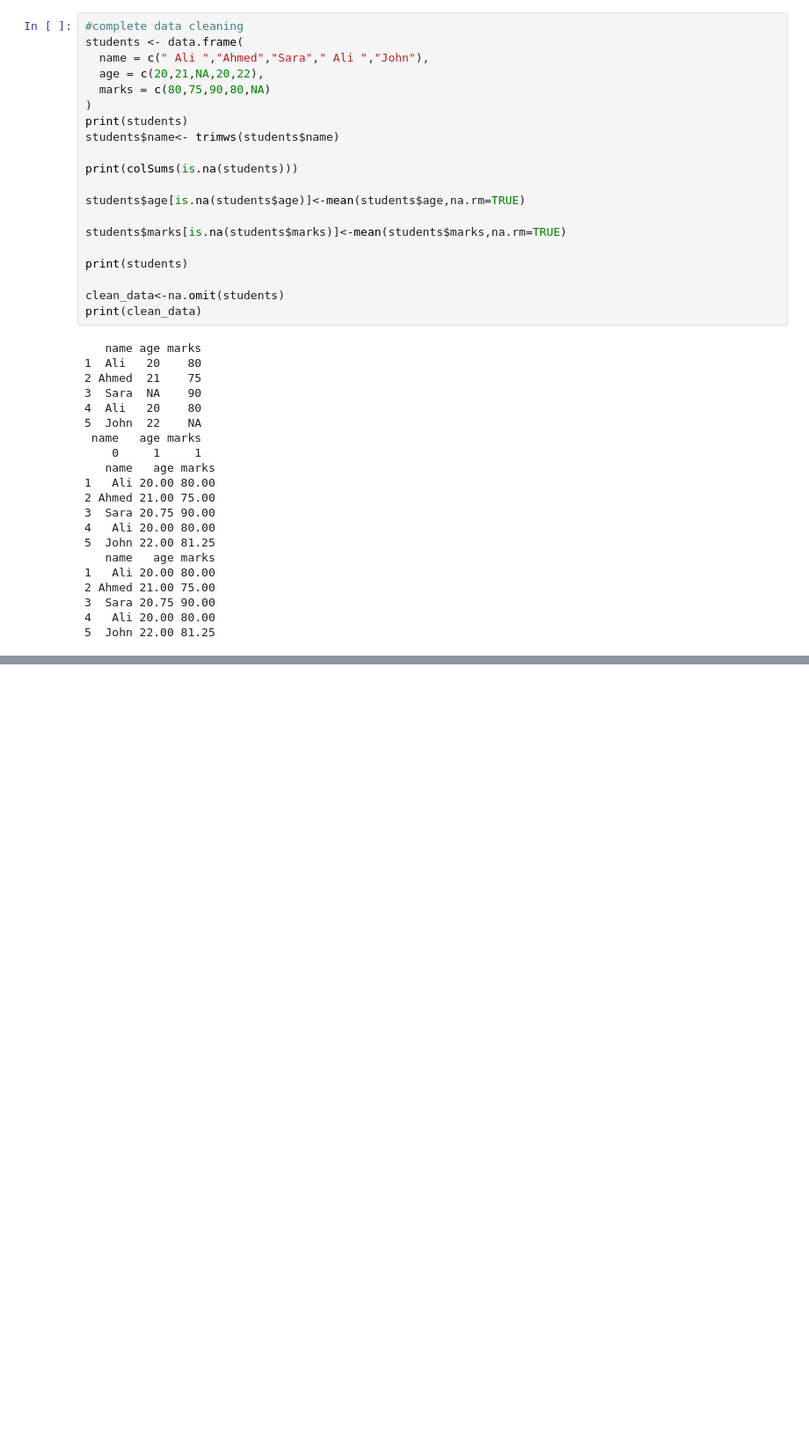
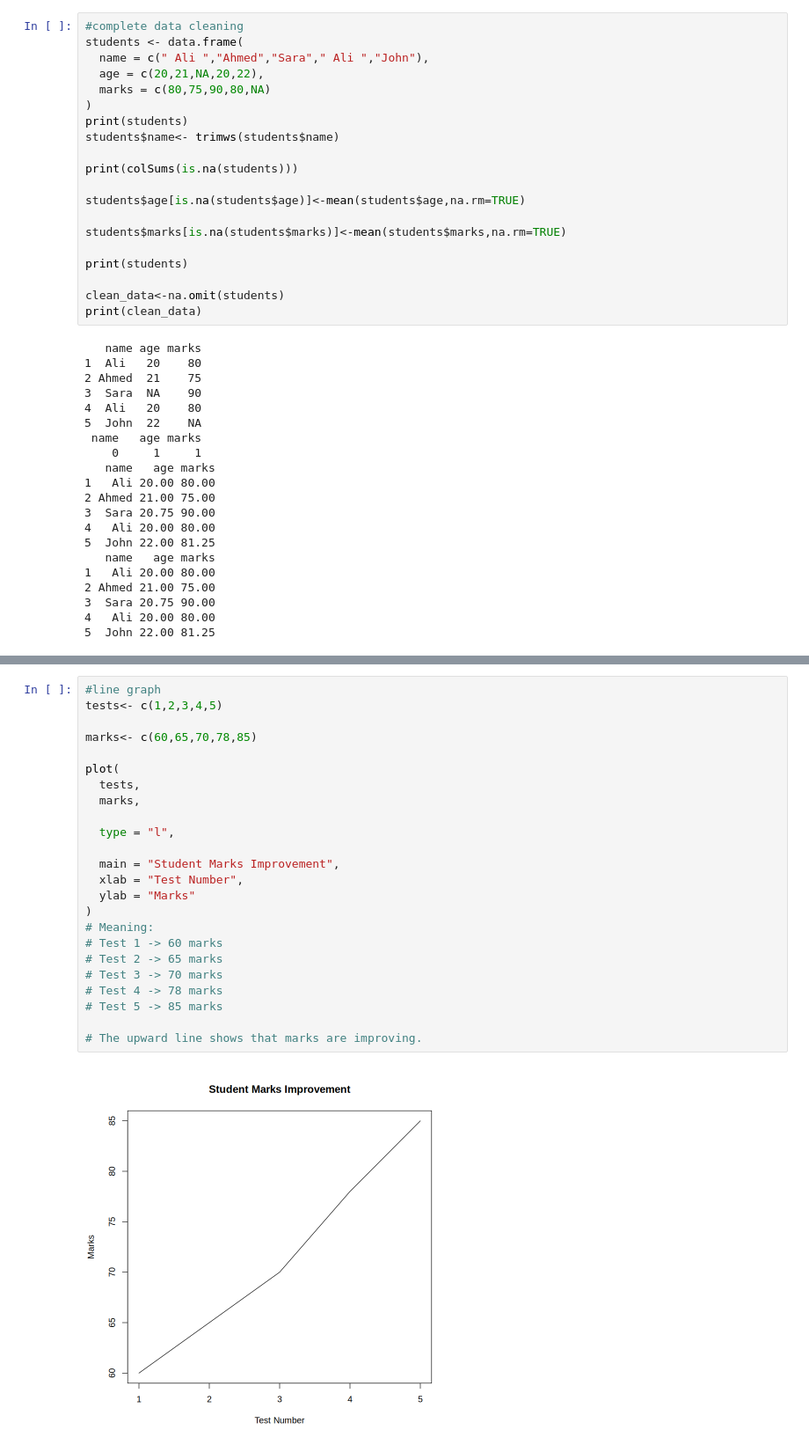
Before and after one commit to Premkumar-1212/GCF---Sem5, a Jupyter notebook: GCF.ipynb, the cells around one changed output, grey strips where cells are left out. Shown at 88% size. Cells and saved outputs as stored; diff of their text form; blank space fills up the shorter version.

```diff
--- a/GCF.ipynb
+++ b/GCF.ipynb
@@ -752,0 +846,26 @@ print(clean_data)
+# %%
+#line graph
+tests<- c(1,2,3,4,5)
+
+marks<- c(60,65,70,78,85)
+
+plot(
+  tests,
+  marks,
+
+  type = "l",
+
+  main = "Student Marks Improvement",
+  xlab = "Test Number",
+  ylab = "Marks"
+)
+# Meaning:
+# Test 1 -> 60 marks
+# Test 2 -> 65 marks
+# Test 3 -> 70 marks
+# Test 4 -> 78 marks
+# Test 5 -> 85 marks
+
+# The upward line shows that marks are improving.
+# %% [output]
+[figure, added]
```
Also changed, not shown: parts of 7 cells of this notebook.
